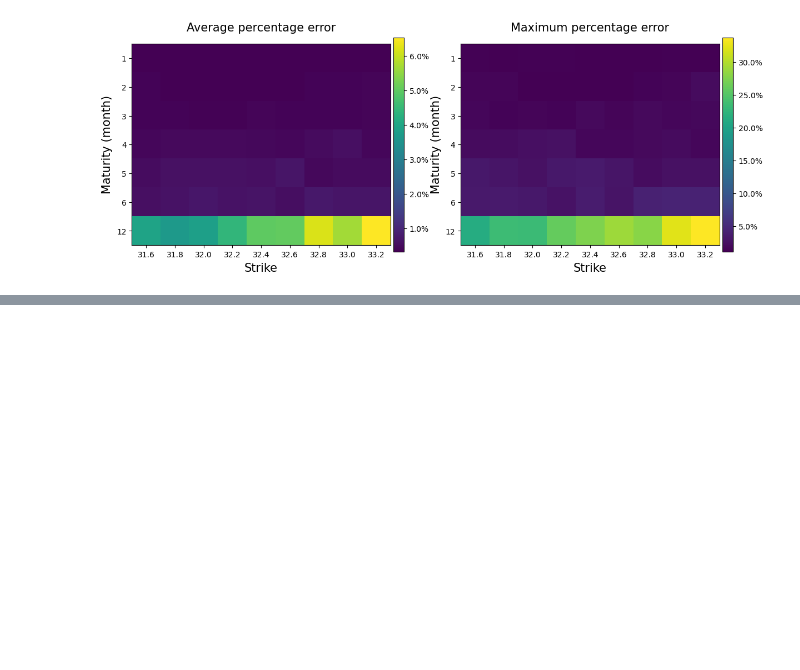
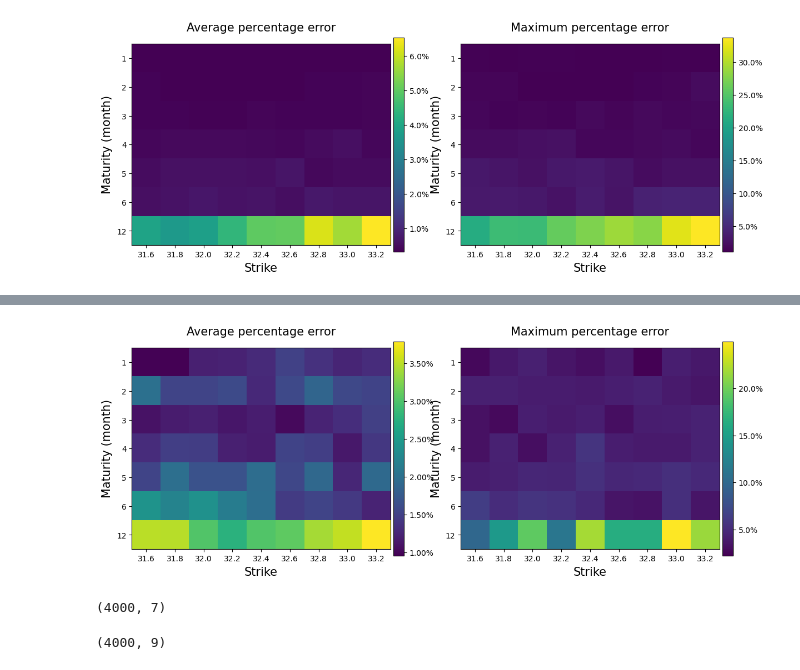
Before and after one commit to samaypanwar/FYP-Code, a Jupyter notebook: notebooks/test.ipynb, the cells around one changed output, grey strips where cells are left out. Saved outputs shown, nothing was run; the diff lists cells and outputs as text; code cells hidden in the pictures; blank space fills up the shorter version.

```diff
--- a/notebooks/test.ipynb
+++ b/notebooks/test.ipynb
@@ -65,0 +74,2 @@ model.calibrate(model = models, prices = price_test, parameters = params_range_t
+# %%
+pointwise_models = model.init_model(model_type = 'dense')
@@ -65,0 +94,4 @@ model.calibrate(model = models, prices = price_test, parameters = params_range_t
+# %%
+model.train_model(pointwise_models, epochs = 25, model_type = 'dense')
+# %% [output]
+[figure, added]
@@ -65,0 +101,8 @@ model.calibrate(model = models, prices = price_test, parameters = params_range_t
+# %%
+model.calibrate(model = pointwise_models, prices = price_test, parameters = params_range_test[1])
+# %% [output]
+(4000, 7)
+# %%
+params_range_test.s
+# %% [output]
+(4000, 9)
```
Also changed, not shown: parts of 6 cells of this notebook, 22 other files.
